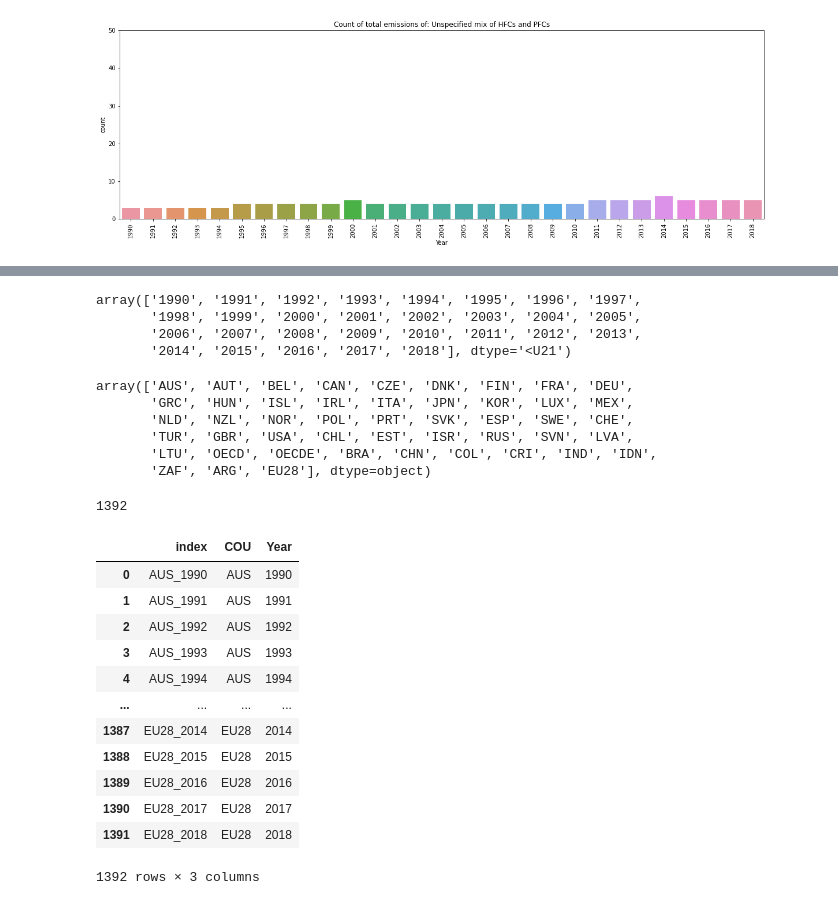
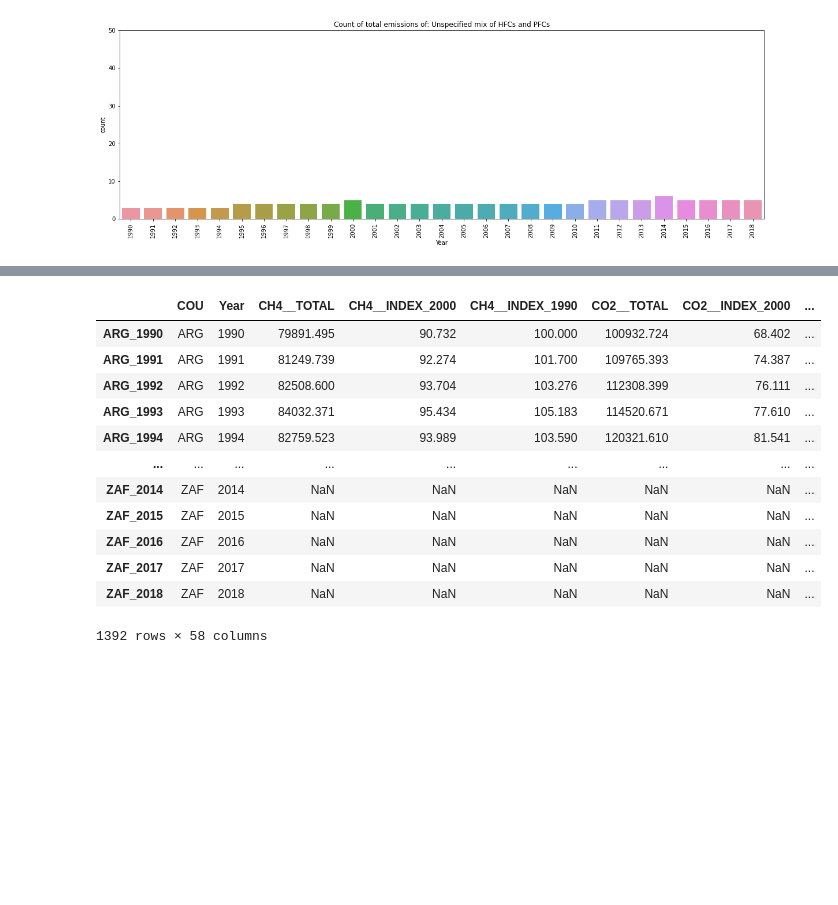
Before and after one commit to OpenGeoScales/ogs-data-exploration, a Jupyter notebook: notebooks/ghg-emissions/oecd/oecd-data-exploration.ipynb, the cells around one changed output, grey strips where cells are left out. Cells and saved outputs as stored; diff of their text form; code cells hidden in the pictures; blank space fills up the shorter version.

```diff
--- a/notebooks/ghg-emissions/oecd/oecd-data-exploration.ipynb
+++ b/notebooks/ghg-emissions/oecd/oecd-data-exploration.ipynb
@@ -225,23 +206,9 @@ SF6 INDEX_1990
 # %%
 # Build an array with all the years
 year_array = oecd_original["YEA"].unique().astype('str')
-year_array
-# %% [output]
-array(['1990', '1991', '1992', '1993', '1994', '1995', '1996', '1997',
-       '1998', '1999', '2000', '2001', '2002', '2003', '2004', '2005',
-       '2006', '2007', '2008', '2009', '2010', '2011', '2012', '2013',
-       '2014', '2015', '2016', '2017', '2018'], dtype='<U21')
 # %%
 # Build an array with all the countries
 country_array = oecd_original["COU"].unique()
-country_array
-# %% [output]
-array(['AUS', 'AUT', 'BEL', 'CAN', 'CZE', 'DNK', 'FIN', 'FRA', 'DEU',
-       'GRC', 'HUN', 'ISL', 'IRL', 'ITA', 'JPN', 'KOR', 'LUX', 'MEX',
-       'NLD', 'NZL', 'NOR', 'POL', 'PRT', 'SVK', 'ESP', 'SWE', 'CHE',
-       'TUR', 'GBR', 'USA', 'CHL', 'EST', 'ISR', 'RUS', 'SVN', 'LVA',
-       'LTU', 'OECD', 'OECDE', 'BRA', 'CHN', 'COL', 'CRI', 'IND', 'IDN',
-       'ZAF', 'ARG', 'EU28'], dtype=object)
 # %%
 # Build an array with all the combinations of country codes and years
 # This will be used as index to the new dataframe
@@ -249,31 +216,38 @@ index_array = []
 for country in country_array:
     for year in year_array:
         index_array.append(country + "_" + year)
-
-len(index_array)
-# %% [output]
-1392
 # %%
 # Create the final dataframe assigning the index created before
 oecd_final = pd.DataFrame(index=index_array)
 # Add the country code and the year as features
 index_split = oecd_final.index.str.split('_')
 oecd_final["COU"] = [x[0] for x in index_split]
 oecd_final["Year"] = [x[1] for x in index_split]
 oecd_final["Year"] = oecd_final["Year"].astype('int')
 oecd_final.reset_index(inplace=True)
+
+# Store the new information in the dataset
+for key in pol_dict:
+    for val in pol_dict[key]:
+        temp = oecd_original.loc[(oecd_original["POL"]==key) & (oecd_original["VAR"]==val)][["COU", "Year", "Value"]]
+        oecd_final = pd.merge(left=oecd_final, right=temp, how="left", left_on=["COU", "Year"], right_on=["COU", "Year"])
+        oecd_final.rename({"Value": key+"__"+val}, axis=1, inplace=True)
+
+oecd_final.set_index("index", inplace=True)
+oecd_final.index.name = None
+oecd_final.sort_index(inplace=True)
 oecd_final
 # %% [output]
-|  | index | COU | Year |
-| 0 | AUS_1990 | AUS | 1990 |
-| 1 | AUS_1991 | AUS | 1991 |
-| 2 | AUS_1992 | AUS | 1992 |
-| 3 | AUS_1993 | AUS | 1993 |
-| 4 | AUS_1994 | AUS | 1994 |
-| ... | ... | ... | ... |
-| 1387 | EU28_2014 | EU28 | 2014 |
-| 1388 | EU28_2015 | EU28 | 2015 |
-| 1389 | EU28_2016 | EU28 | 2016 |
-| 1390 | EU28_2017 | EU28 | 2017 |
-| 1391 | EU28_2018 | EU28 | 2018 |
+|  | COU | Year | CH4__TOTAL | CH4__INDEX_2000 | CH4__INDEX_1990 | CO2__TOTAL | CO2__INDEX_2000 | ... |
+| ARG_1990 | ARG | 1990 | 79891.495 | 90.732 | 100.000 | 100932.724 | 68.402 | ... |
+| ARG_1991 | ARG | 1991 | 81249.739 | 92.274 | 101.700 | 109765.393 | 74.387 | ... |
+| ARG_1992 | ARG | 1992 | 82508.600 | 93.704 | 103.276 | 112308.399 | 76.111 | ... |
+| ARG_1993 | ARG | 1993 | 84032.371 | 95.434 | 105.183 | 114520.671 | 77.610 | ... |
+| ARG_1994 | ARG | 1994 | 82759.523 | 93.989 | 103.590 | 120321.610 | 81.541 | ... |
+| ... | ... | ... | ... | ... | ... | ... | ... | ... |
+| ZAF_2014 | ZAF | 2014 | NaN | NaN | NaN | NaN | NaN | ... |
+| ZAF_2015 | ZAF | 2015 | NaN | NaN | NaN | NaN | NaN | ... |
+| ZAF_2016 | ZAF | 2016 | NaN | NaN | NaN | NaN | NaN | ... |
+| ZAF_2017 | ZAF | 2017 | NaN | NaN | NaN | NaN | NaN | ... |
+| ZAF_2018 | ZAF | 2018 | NaN | NaN | NaN | NaN | NaN | ... |
-1392 rows × 3 columns
+1392 rows × 58 columns
```
Also changed, not shown: parts of 28 cells of this notebook.
